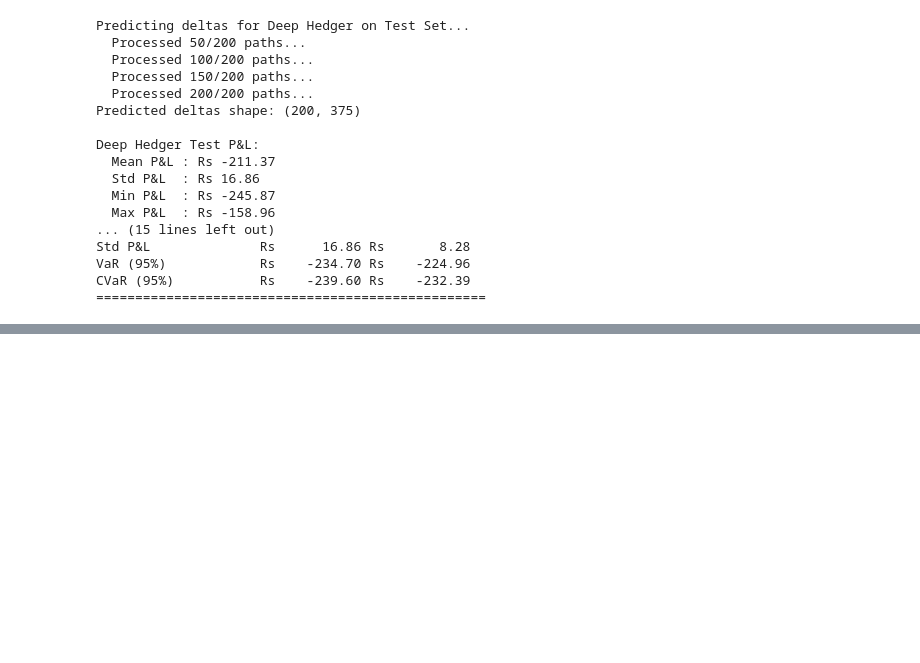
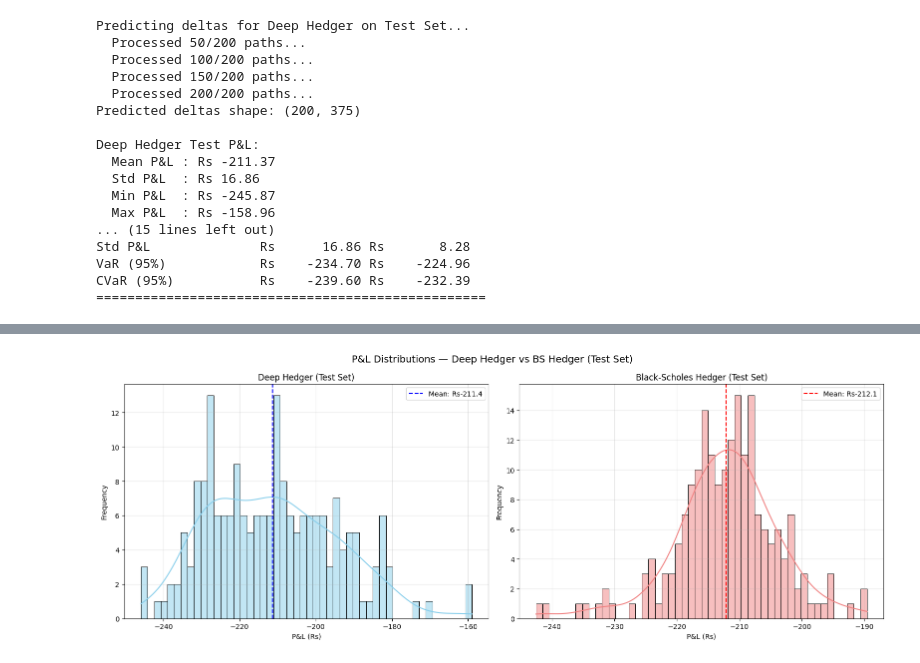
Before and after one commit to adityagupta2107/Delta-Hedging-Adversarial-Stock-Path-Generation-Simulator, a Jupyter notebook: projectNotebook.ipynb, the cells around one changed output, grey strips where cells are left out. Saved outputs shown, nothing was run; the diff lists cells and outputs as text; code cells hidden in the pictures; blank space fills up the shorter version.

```diff
--- a/projectNotebook.ipynb
+++ b/projectNotebook.ipynb
@@ -1619,0 +1776,14 @@ CVaR (95%)           Rs    -239.60 Rs    -232.39
+# %%
+def calculate_var(pnl_values, alpha=0.05):
+    """
+    Calculates Value at Risk (VaR) for a given set of P&L values.
+    """
+    pnl_values_sorted = np.sort(pnl_values)
+    index = int(np.floor(len(pnl_values_sorted) * alpha))
+    return pnl_values_sorted[index]
+
+# Convert the tf.function cvar_loss to a numpy-compatible function for reporting
+def calculate_cvar_numpy(pnl_values, alpha=0.05):
+    return cvar_loss(tf.constant(pnl_values, dtype=tf.float32), alpha=alpha).numpy()
+
+print("VaR and NumPy-compatible CVaR calculation functions defined.")
@@ -1619,0 +1836,75 @@ CVaR (95%)           Rs    -239.60 Rs    -232.39
+# %%
+import matplotlib.pyplot as plt
+import seaborn as sns
+
+alph_level = 0.05
+
+# ── Plot P&L Distributions (Test Set Only) ───────────────────
+fig, axes = plt.subplots(1, 2, figsize=(16, 6))
+fig.suptitle('P&L Distributions — Deep Hedger vs BS Hedger (Test Set)',
+             fontsize=14)
+
+sns.histplot(dh_pnl_test, bins=50, kde=True,
+             ax=axes[0], color='skyblue')
+axes[0].set_title('Deep Hedger (Test Set)')
+axes[0].set_xlabel('P&L (Rs)')
+axes[0].set_ylabel('Frequency')
+axes[0].axvline(x=dh_pnl_test.mean(), color='blue',
+                linestyle='--', label=f'Mean: Rs{dh_pnl_test.mean():.1f}')
+axes[0].legend()
+axes[0].grid(True, alpha=0.3)
+
+sns.histplot(bs_pnl_test, bins=50, kde=True,
+             ax=axes[1], color='lightcoral')
+axes[1].set_title('Black-Scholes Hedger (Test Set)')
+axes[1].set_xlabel('P&L (Rs)')
+axes[1].set_ylabel('Frequency')
+axes[1].axvline(x=bs_pnl_test.mean(), color='red',
+                linestyle='--', label=f'Mean: Rs{bs_pnl_test.mean():.1f}')
+axes[1].legend()
+axes[1].grid(True, alpha=0.3)
+
+plt.tight_layout()
+plt.show()
+
+# ── Risk Metrics Report ───────────────────────────────────────
+print(f"\n{'='*55}")
+print(f"HEDGING PERFORMANCE METRICS (alpha = {alph_level:.0%})")
+print(f"{'='*55}")
+
+# Deep Hedger Test
+mean_dh  = np.mean(dh_pnl_test)
+std_dh   = np.std(dh_pnl_test)
+var_dh   = calculate_var(dh_pnl_test,      alpha=alph_level)
+cvar_dh  = calculate_cvar_numpy(dh_pnl_test, alpha=alph_level)
+
+print(f"\nDeep Hedger (Test Set):")
+print(f"  Mean P&L : Rs {mean_dh:.2f}")
+print(f"  Std P&L  : Rs {std_dh:.2f}")
+print(f"  VaR  (5%): Rs {var_dh:.2f}")
+print(f"  CVaR (5%): Rs {cvar_dh:.2f}")
+
+# BS Hedger Test
+mean_bs  = np.mean(bs_pnl_test)
+std_bs   = np.std(bs_pnl_test)
+var_bs   = calculate_var(bs_pnl_test,      alpha=alph_level)
+cvar_bs  = calculate_cvar_numpy(bs_pnl_test, alpha=alph_level)
+
+print(f"\nBlack-Scholes Hedger (Test Set):")
+print(f"  Mean P&L : Rs {mean_bs:.2f}")
+print(f"  Std P&L  : Rs {std_bs:.2f}")
+print(f"  VaR  (5%): Rs {var_bs:.2f}")
+print(f"  CVaR (5%): Rs {cvar_bs:.2f}")
+
+print(f"\n{'='*55}")
+print(f"COMPARISON SUMMARY")
+print(f"{'='*55}")
+print(f"{'Metric':<20} {'Deep Hedger':>14} {'BS Hedger':>14}")
+print(f"{'-'*55}")
+print(f"{'Mean P&L':<20} Rs {mean_dh:>10.2f} Rs {mean_bs:>10.2f}")
+print(f"{'Std P&L':<20} Rs {std_dh:>10.2f} Rs {std_bs:>10.2f}")
+print(f"{'VaR (5%)':<20} Rs {var_dh:>10.2f} Rs {var_bs:>10.2f}")
+print(f"{'CVaR (5%)':<20} Rs {cvar_dh:>10.2f} Rs {cvar_bs:>10.2f}")
+print(f"{'='*55}")
+# %% [output]
+[figure, added]
```
Also changed, not shown: parts of 8 cells of this notebook, 2 other files.
